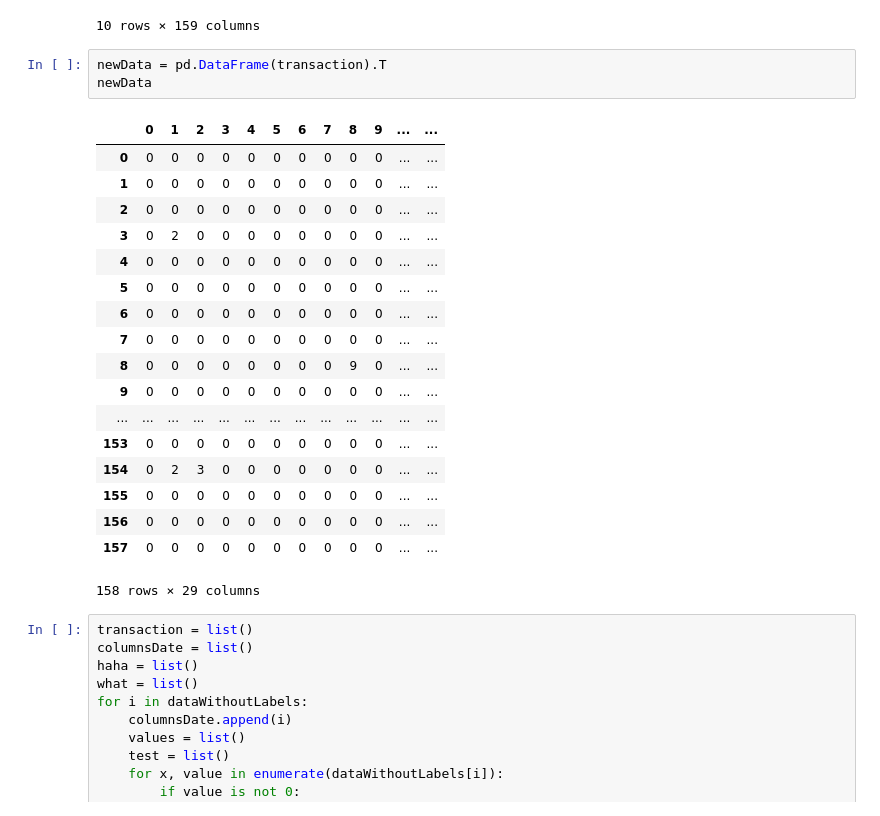
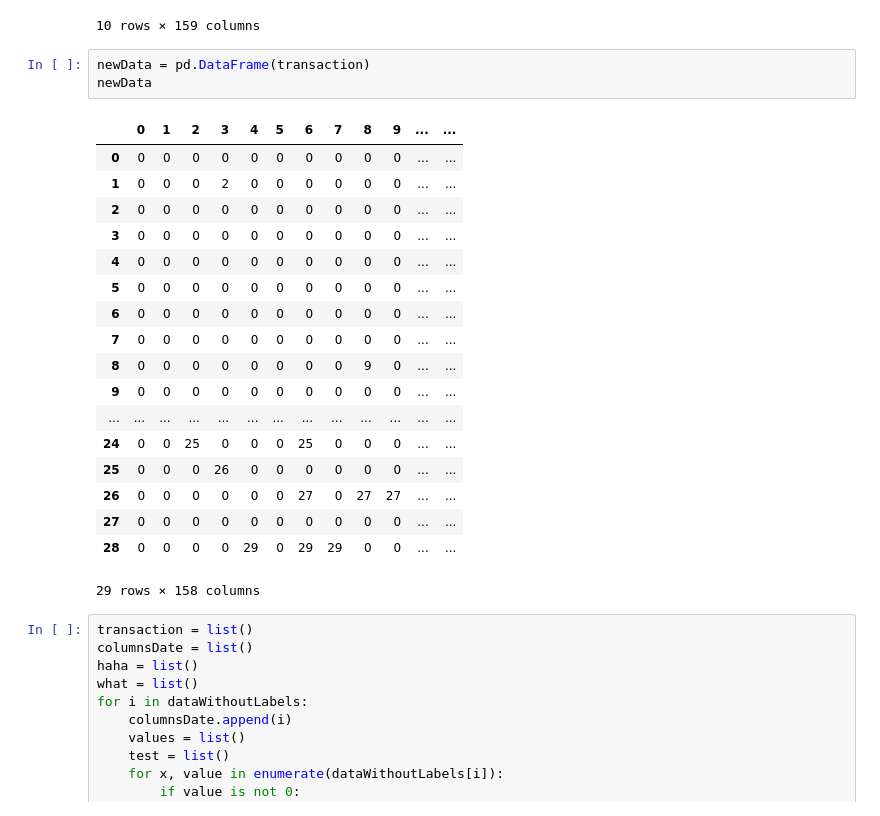
Before and after one commit to tami9/research, a Jupyter notebook: docs/Thats Try.ipynb, the cells around one changed output. Saved outputs shown, nothing was run; the diff lists cells and outputs as text.

```diff
--- a/docs/Thats Try.ipynb
+++ b/docs/Thats Try.ipynb
@@ -151,14 +151,14 @@ newData.head(10)
 | 9 | Antasida Syrup | 0.0 | 0.0 | 0.0 | 0.0 | 0.0 | ... |
 10 rows × 159 columns
 # %%
-newData = pd.DataFrame(transaction).T
+newData = pd.DataFrame(transaction)
 newData
 # %% [output]
 |  | 0 | 1 | 2 | 3 | 4 | 5 | 6 | 7 | 8 | 9 | ... | ... |
 | 0 | 0 | 0 | 0 | 0 | 0 | 0 | 0 | 0 | 0 | 0 | ... | ... |
-| 1 | 0 | 0 | 0 | 0 | 0 | 0 | 0 | 0 | 0 | 0 | ... | ... |
+| 1 | 0 | 0 | 0 | 2 | 0 | 0 | 0 | 0 | 0 | 0 | ... | ... |
 | 2 | 0 | 0 | 0 | 0 | 0 | 0 | 0 | 0 | 0 | 0 | ... | ... |
-| 3 | 0 | 2 | 0 | 0 | 0 | 0 | 0 | 0 | 0 | 0 | ... | ... |
+| 3 | 0 | 0 | 0 | 0 | 0 | 0 | 0 | 0 | 0 | 0 | ... | ... |
 | 4 | 0 | 0 | 0 | 0 | 0 | 0 | 0 | 0 | 0 | 0 | ... | ... |
 | 5 | 0 | 0 | 0 | 0 | 0 | 0 | 0 | 0 | 0 | 0 | ... | ... |
 | 6 | 0 | 0 | 0 | 0 | 0 | 0 | 0 | 0 | 0 | 0 | ... | ... |
@@ -166,12 +166,12 @@ newData
 | 8 | 0 | 0 | 0 | 0 | 0 | 0 | 0 | 0 | 9 | 0 | ... | ... |
 | 9 | 0 | 0 | 0 | 0 | 0 | 0 | 0 | 0 | 0 | 0 | ... | ... |
 | ... | ... | ... | ... | ... | ... | ... | ... | ... | ... | ... | ... | ... |
-| 153 | 0 | 0 | 0 | 0 | 0 | 0 | 0 | 0 | 0 | 0 | ... | ... |
-| 154 | 0 | 2 | 3 | 0 | 0 | 0 | 0 | 0 | 0 | 0 | ... | ... |
-| 155 | 0 | 0 | 0 | 0 | 0 | 0 | 0 | 0 | 0 | 0 | ... | ... |
-| 156 | 0 | 0 | 0 | 0 | 0 | 0 | 0 | 0 | 0 | 0 | ... | ... |
-| 157 | 0 | 0 | 0 | 0 | 0 | 0 | 0 | 0 | 0 | 0 | ... | ... |
+| 24 | 0 | 0 | 25 | 0 | 0 | 0 | 25 | 0 | 0 | 0 | ... | ... |
+| 25 | 0 | 0 | 0 | 26 | 0 | 0 | 0 | 0 | 0 | 0 | ... | ... |
+| 26 | 0 | 0 | 0 | 0 | 0 | 0 | 27 | 0 | 27 | 27 | ... | ... |
+| 27 | 0 | 0 | 0 | 0 | 0 | 0 | 0 | 0 | 0 | 0 | ... | ... |
+| 28 | 0 | 0 | 0 | 0 | 29 | 0 | 29 | 29 | 0 | 0 | ... | ... |
-158 rows × 29 columns
+29 rows × 158 columns
 # %%
 transaction = list()
 columnsDate = list()
```
Also changed, not shown: parts of 11 cells of this notebook, 3 other files.
